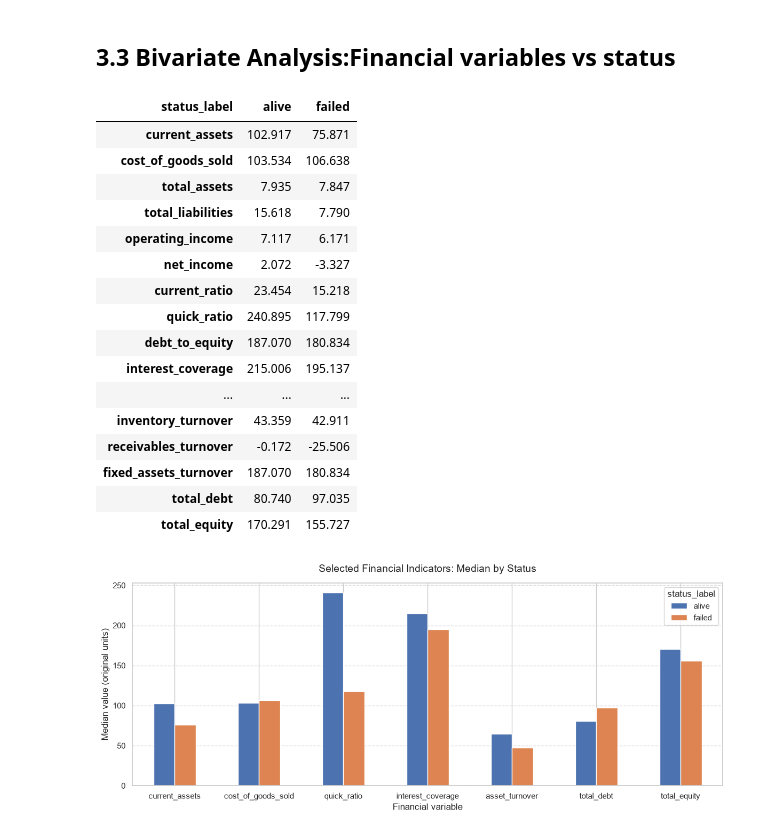
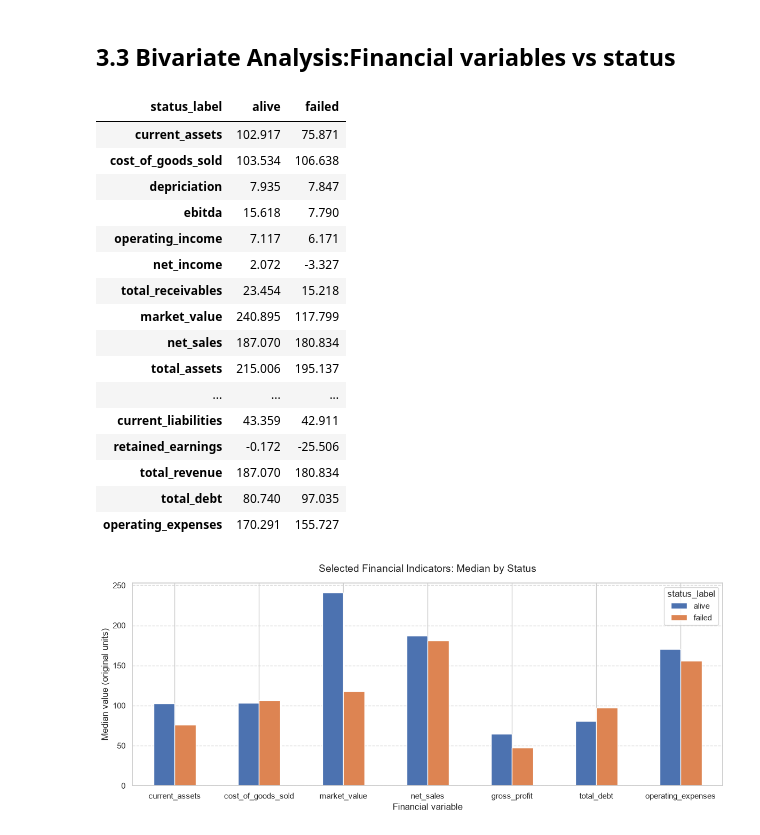
Before and after one commit to ROBALLKIRWA/american_bankruptcy_prediction1, a Jupyter notebook: American_bankruptcy_prediction.ipynb, the cells around one changed output. Cells and saved outputs as stored; diff of their text form; code cells hidden in the pictures.

```diff
--- a/American_bankruptcy_prediction.ipynb
+++ b/American_bankruptcy_prediction.ipynb
@@ -118,7 +118,7 @@ RANDOM_STATE = 42
 # %%
 #Loading dataset
 pd.set_option("display.max_columns", None)
-df = pd.read_csv(r"C:\Users\DELL\AppData\Local\Temp\Rar$DIa2132.34052\american_bankruptcy.csv")
+df = pd.read_csv(r"C:\Users\DELL\Downloads\american_bankruptcy.csv.zip")
 print("Dataset shape:", df.shape)
 display(df.head())
 # %% [output]
@@ -239,16 +239,14 @@ np.int64(0)
 - Do not automatically remove outliers: unusually high or low financial values may be meaningful signals.
 - Missing values are checked and handled inside model pipelines if any occur.
 - Keep `company_name` for grouping and reporting, but exclude it from model predictors.
-# %%
-# Use this if you already ran the renaming code
-feature_cols = [
-    "current_assets", "cost_of_goods_sold", "total_assets", "total_liabilities",
-    "operating_income", "net_income", "current_ratio", "quick_ratio",
-    "debt_to_equity", "interest_coverage", "return_on_assets", "return_on_equity",
-    "asset_turnover", "inventory_turnover", "receivables_turnover", "fixed_assets_turnover",
-    "total_debt", "total_equity"
-]
-
-# The rest of your loop and prints will now work perfectly using the new names!
-for col in feature_cols:
-    df[col] = pd.to_numeric(df[col], errors="coerce")
+# %%
+df.columns = df.columns.str.strip()
+df["company_name"] = df["company_name"].astype(str).str.strip()
+df["status_label"] = df["status_label"].astype(str).str.strip().str.lower()
+
+feature_cols = ["current_assets", "cost_of_goods_sold", "depriciation", "ebitda", "operating_income", "net_income", "total_receivables", "market_value", "net_sales", "total_assets", "long_term_debt", "ebit", "gross_profit", "current_liabilities", "retained_earnings", "total_revenue", "total_debt", "operating_expenses"]
+
+valid_labels = {"alive", "failed"}
+print("Unexpected target labels:", sorted(set(df["status_label"].unique()) - valid_labels))
+print("Rows duplicated after standardization:", int(df.duplicated().sum()))
+display(df.describe(include="all").T.head(10))
@@ -288,38 +300,38 @@ plt.show()
 # %%
 
 
 # 1. Calculate medians and transpose so features become rows
 median_by_status = df.groupby("status_label")[feature_cols].median().T
 display(median_by_status)
 
 # 2. Filter for selected features and plot
-selected = ["current_assets", "cost_of_goods_sold", "quick_ratio", "interest_coverage", "asset_turnover", "total_debt", "total_equity"]
+selected = ["current_assets", "cost_of_goods_sold", "market_value", "net_sales", "gross_profit", "total_debt", "operating_expenses"]
 median_by_status.loc[selected].plot(kind="bar", figsize=(12, 5))
 
 # 3. Customize chart appearance
 plt.title("Selected Financial Indicators: Median by Status", fontsize=14, pad=15)
 plt.xlabel("Financial variable", fontsize=12)
 plt.ylabel("Median value (original units)", fontsize=12)
 plt.xticks(rotation=0)
 plt.grid(axis="y", linestyle="--", alpha=0.7)  # Added gridlines for readability
 plt.tight_layout()
 plt.show()
 # %% [output]
 | status_label | alive | failed |
 | current_assets | 102.917 | 75.871 |
 | cost_of_goods_sold | 103.534 | 106.638 |
-| total_assets | 7.935 | 7.847 |
-| total_liabilities | 15.618 | 7.790 |
+| depriciation | 7.935 | 7.847 |
+| ebitda | 15.618 | 7.790 |
 | operating_income | 7.117 | 6.171 |
 | net_income | 2.072 | -3.327 |
-| current_ratio | 23.454 | 15.218 |
-| quick_ratio | 240.895 | 117.799 |
-| debt_to_equity | 187.070 | 180.834 |
-| interest_coverage | 215.006 | 195.137 |
+| total_receivables | 23.454 | 15.218 |
+| market_value | 240.895 | 117.799 |
+| net_sales | 187.070 | 180.834 |
+| total_assets | 215.006 | 195.137 |
 | ... | ... | ... |
-| inventory_turnover | 43.359 | 42.911 |
-| receivables_turnover | -0.172 | -25.506 |
-| fixed_assets_turnover | 187.070 | 180.834 |
+| current_liabilities | 43.359 | 42.911 |
+| retained_earnings | -0.172 | -25.506 |
+| total_revenue | 187.070 | 180.834 |
 | total_debt | 80.740 | 97.035 |
-| total_equity | 170.291 | 155.727 |
+| operating_expenses | 170.291 | 155.727 |
-[figure, old version]
+[figure, new version]
```
Also changed, not shown: parts of 9 cells of this notebook, 1 other file.
